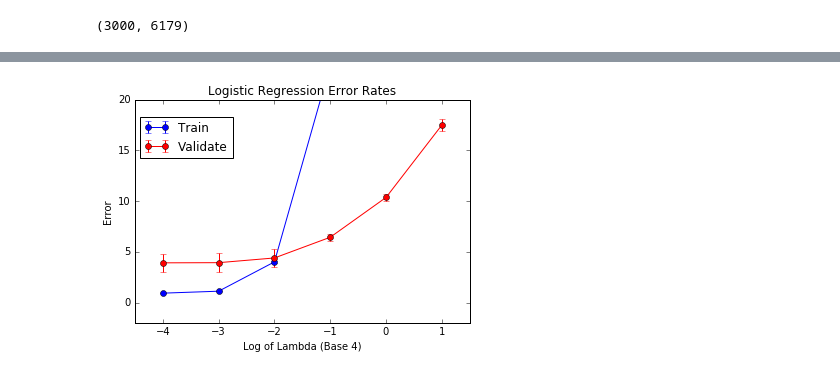
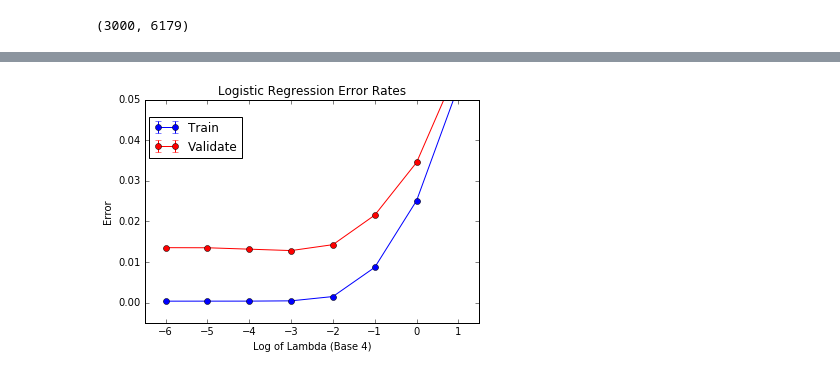
Before and after one commit to adbailey4/cmpshw3, a Jupyter notebook: logistic_regression.ipynb, the cells around one changed output, grey strips where cells are left out. Saved outputs shown, nothing was run; the diff lists cells and outputs as text; code cells hidden in the pictures.

```diff
--- a/logistic_regression.ipynb
+++ b/logistic_regression.ipynb
@@ -107,7 +107,7 @@ def square_loss(features, labels, weights):
     for index, feature in enumerate(features):
         a = sigmoid(np.matmul(weights, feature.T))
         total_loss += ((a-labels[index])**2) / 2.0
-    return total_loss
+    return total_loss / len(labels)
 
 
 def logistic_loss(features, labels, weights):
@@ -178,7 +178,7 @@ assert all_train_data.shape[0] == len(text_labels)
 
 # lambda
 lambda_base = 4 #8 #np.e
-lambda_exp_min = -4 #-5
+lambda_exp_min = -6 #-5
 lambda_exp_max = 1 #1
 list_of_lambdas = [lambda_base**i for i in range(lambda_exp_min,lambda_exp_max+1)]
 print("LAMBDAS:\n\tbase: {}   log_min: {}   log_max: {}\n\t{}".format(
@@ -281,7 +281,7 @@ def run_regression(lamda, train, train_labels, validate, validate_labels,
         return False
 
     # return best
-    return min_validate_loss, min_train_loss, weights
+    return min_validate_loss, min_train_loss, best_weights
 # %%
 ########################################################
 # run on each of our k-folded datasets
@@ -338,34 +376,34 @@ LAMBDA: 4
 # %%
 ########################################################
 # analyze and print plots of the data
 ########################################################
 %matplotlib inline
 import matplotlib.pyplot as plt
 
 def get_plot_data(items):
     items.sort(key=lambda x: x[0])
     x, y, var, log_lambda = list(), list(), list(), lambda_exp_min
     for k, v in items:
         x.append(log_lambda)
         y.append(np.mean(v))
         var.append(np.std(v)**2)
         assert lambda_base**log_lambda == k
         log_lambda += 1
     return x, y, var
 
 validate_x, validate_y, validate_v = get_plot_data(list(lambda_to_validate_errors.items()))
 train_x, train_y, train_v = get_plot_data(list(lambda_to_training_errors.items()))
 
 plt.errorbar(train_x, train_y, train_v, None, 'bo-', label="Train")
 plt.errorbar(validate_x, validate_y, validate_v, None, 'ro-', label="Validate")
-plt.axis([lambda_exp_min-.5, lambda_exp_max+.5, -2, 20])
+plt.axis([lambda_exp_min-.5, lambda_exp_max+.5, -.005, .05])
 plt.legend(bbox_to_anchor=(.31,.95))
 plt.title("Logistic Regression Error Rates")
 plt.xlabel("Log of Lambda (Base {})".format(lambda_base))
 plt.ylabel("Error")
 plt.show()
 # %% [output]
-[figure, old version]
+[figure, new version]
 # %%
 ########################################################
 # Get best weights
```
Also changed, not shown: parts of 13 cells of this notebook.
